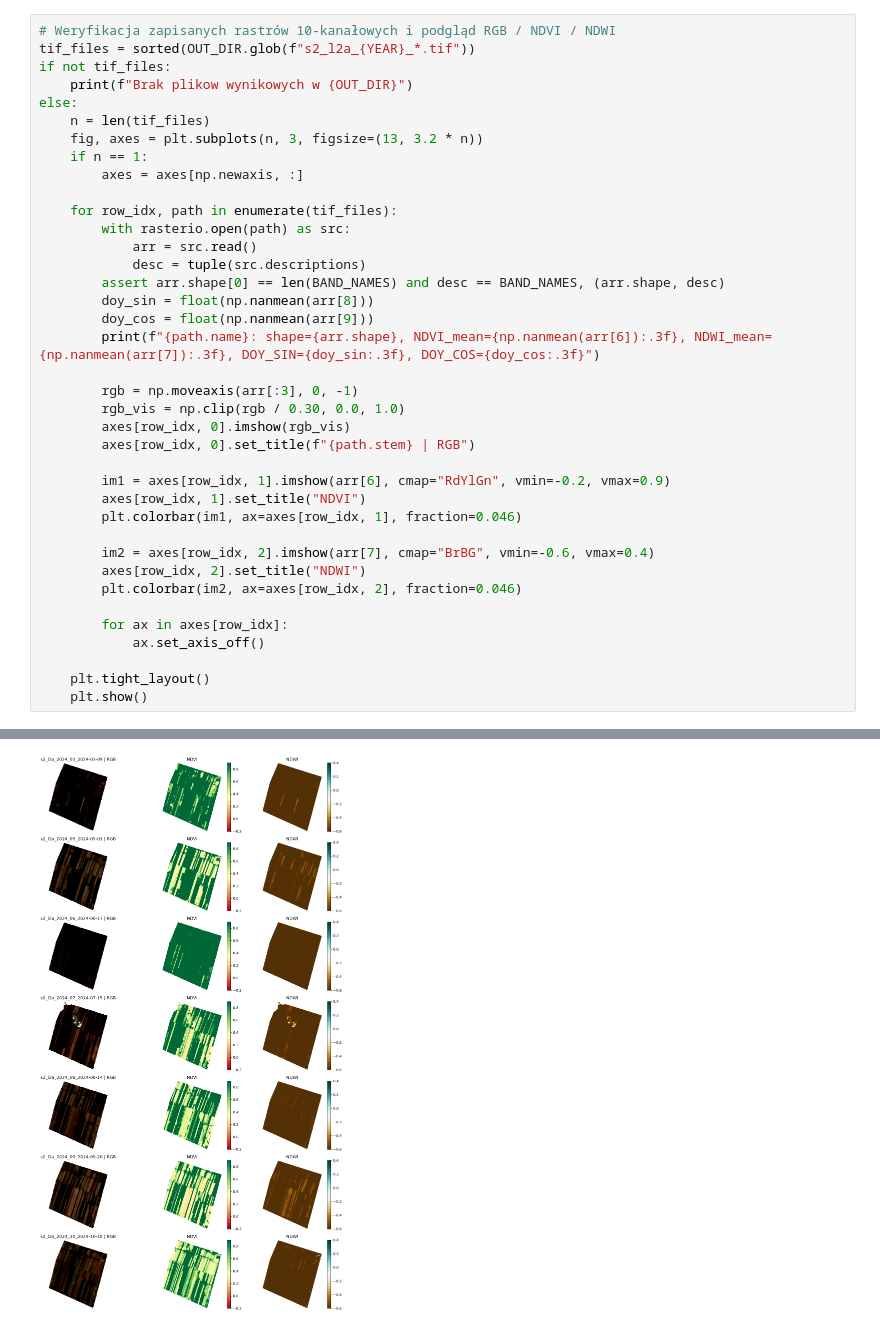
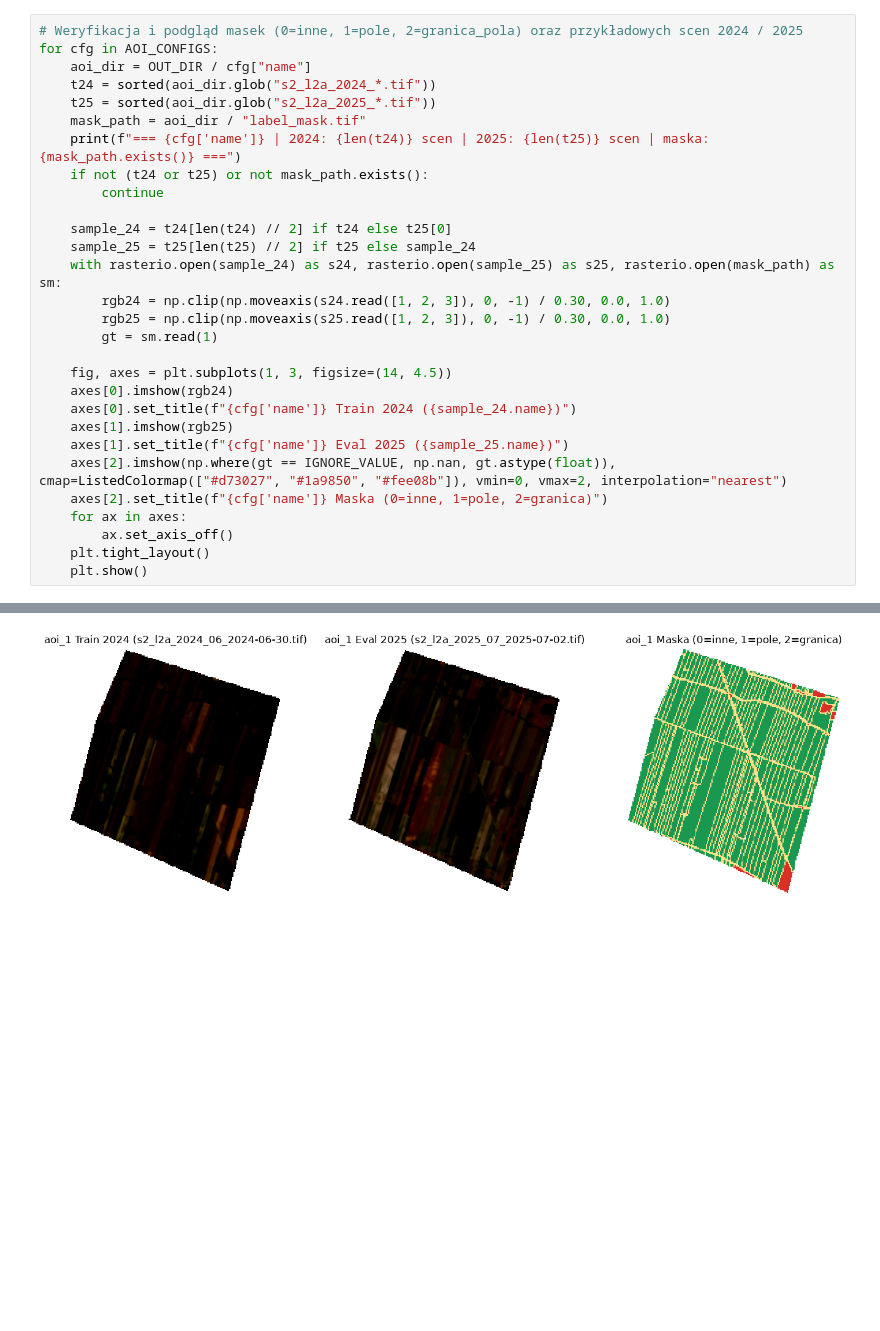
Before and after one commit to Bayer-Group/field-under-pressure-materials, a Jupyter notebook: field_classification/data_preparation.ipynb, the cells around one changed output, grey strips where cells are left out. Cells and saved outputs as stored; diff of their text form; blank space fills up the shorter version.

```diff
--- a/field_classification/data_preparation.ipynb
+++ b/field_classification/data_preparation.ipynb
@@ -387,39 +524,30 @@ Znaleziono kandydatow dla 8/8 miesiecy.
 # %%
-# Weryfikacja zapisanych rastrów 10-kanałowych i podgląd RGB / NDVI / NDWI
-tif_files = sorted(OUT_DIR.glob(f"s2_l2a_{YEAR}_*.tif"))
-if not tif_files:
-    print(f"Brak plikow wynikowych w {OUT_DIR}")
-else:
-    n = len(tif_files)
-    fig, axes = plt.subplots(n, 3, figsize=(13, 3.2 * n))
-    if n == 1:
-        axes = axes[np.newaxis, :]
+# Weryfikacja i podgląd masek (0=inne, 1=pole, 2=granica_pola) oraz przykładowych scen 2024 / 2025
+for cfg in AOI_CONFIGS:
+    aoi_dir = OUT_DIR / cfg["name"]
+    t24 = sorted(aoi_dir.glob("s2_l2a_2024_*.tif"))
+    t25 = sorted(aoi_dir.glob("s2_l2a_2025_*.tif"))
+    mask_path = aoi_dir / "label_mask.tif"
+    print(f"=== {cfg['name']} | 2024: {len(t24)} scen | 2025: {len(t25)} scen | maska: {mask_path.exists()} ===")
+    if not (t24 or t25) or not mask_path.exists():
+        continue
 
-    for row_idx, path in enumerate(tif_files):
-        with rasterio.open(path) as src:
-            arr = src.read()
-            desc = tuple(src.descriptions)
-        assert arr.shape[0] == len(BAND_NAMES) and desc == BAND_NAMES, (arr.shape, desc)
-        doy_sin = float(np.nanmean(arr[8]))
-        doy_cos = float(np.nanmean(arr[9]))
-        print(f"{path.name}: shape={arr.shape}, NDVI_mean={np.nanmean(arr[6]):.3f}, NDWI_mean={np.nanmean(arr[7]):.3f}, DOY_SIN={doy_sin:.3f}, DOY_COS={doy_cos:.3f}")
+    sample_24 = t24[len(t24) // 2] if t24 else t25[0]
+    sample_25 = t25[len(t25) // 2] if t25 else sample_24
+    with rasterio.open(sample_24) as s24, rasterio.open(sample_25) as s25, rasterio.open(mask_path) as sm:
+        rgb24 = np.clip(np.moveaxis(s24.read([1, 2, 3]), 0, -1) / 0.30, 0.0, 1.0)
+        rgb25 = np.clip(np.moveaxis(s25.read([1, 2, 3]), 0, -1) / 0.30, 0.0, 1.0)
+        gt = sm.read(1)
 
-        rgb = np.moveaxis(arr[:3], 0, -1)
-        rgb_vis = np.clip(rgb / 0.30, 0.0, 1.0)
-        axes[row_idx, 0].imshow(rgb_vis)
-        axes[row_idx, 0].set_title(f"{path.stem} | RGB")
-
-        im1 = axes[row_idx, 1].imshow(arr[6], cmap="RdYlGn", vmin=-0.2, vmax=0.9)
-        axes[row_idx, 1].set_title("NDVI")
-        plt.colorbar(im1, ax=axes[row_idx, 1], fraction=0.046)
-
-        im2 = axes[row_idx, 2].imshow(arr[7], cmap="BrBG", vmin=-0.6, vmax=0.4)
-        axes[row_idx, 2].set_title("NDWI")
-        plt.colorbar(im2, ax=axes[row_idx, 2], fraction=0.046)
-
-        for ax in axes[row_idx]:
-            ax.set_axis_off()
-
+    fig, axes = plt.subplots(1, 3, figsize=(14, 4.5))
+    axes[0].imshow(rgb24)
+    axes[0].set_title(f"{cfg['name']} Train 2024 ({sample_24.name})")
+    axes[1].imshow(rgb25)
+    axes[1].set_title(f"{cfg['name']} Eval 2025 ({sample_25.name})")
+    axes[2].imshow(np.where(gt == IGNORE_VALUE, np.nan, gt.astype(float)), cmap=ListedColormap(["#d73027", "#1a9850", "#fee08b"]), vmin=0, vmax=2, interpolation="nearest")
+    axes[2].set_title(f"{cfg['name']} Maska (0=inne, 1=pole, 2=granica)")
+    for ax in axes:
+        ax.set_axis_off()
     plt.tight_layout()
     plt.show()
 # %% [output]
@@ -433 +555 @@ s2_l2a_2024_10_2024-10-18.tif: shape=(10, 220, 191), NDVI_mean=0.708, NDWI_mean=
-[figure, old version]
+[figure, new version]
```
Also changed, not shown: parts of 4 cells of this notebook, 1 other file.
